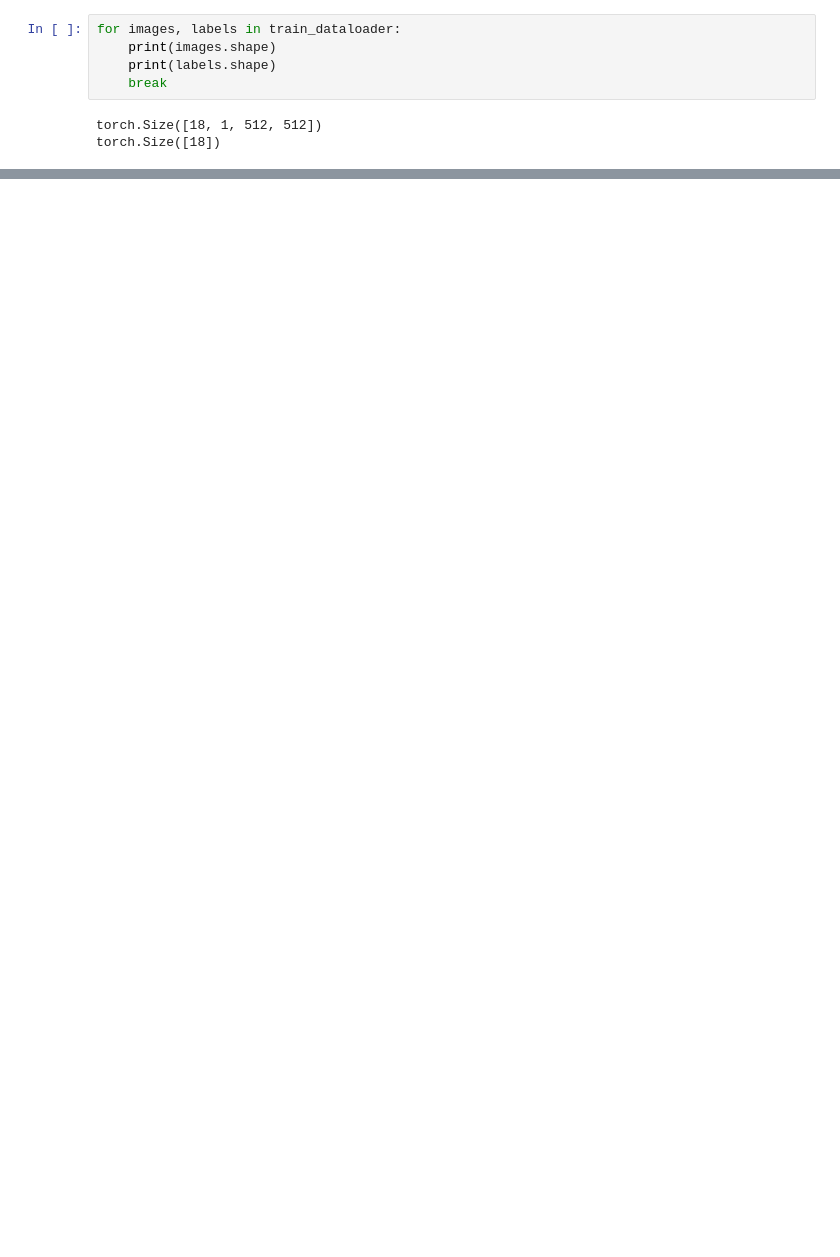
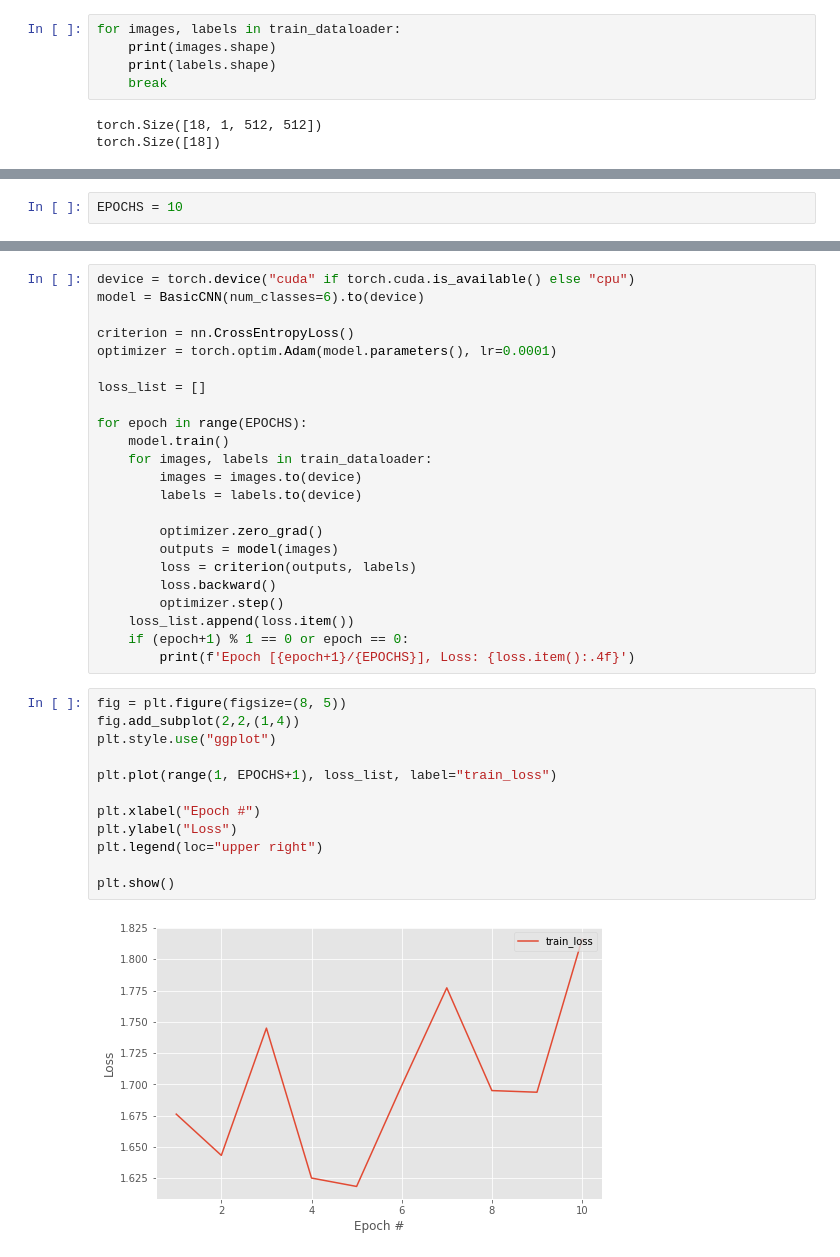
Before and after one commit to How-Wang/Defect-Classifications-of-AOI, a Jupyter notebook: final.ipynb, the cells around one changed output, grey strips where cells are left out. Saved outputs shown, nothing was run; the diff lists cells and outputs as text; blank space fills up the shorter version.

Commit message:
Add 4 models and results

```diff
--- a/final.ipynb
+++ b/final.ipynb
@@ -58,0 +67,2 @@ torch.Size([18])
+# %%
+EPOCHS = 10
@@ -58,0 +208,37 @@ torch.Size([18])
+# %%
+device = torch.device("cuda" if torch.cuda.is_available() else "cpu")
+model = BasicCNN(num_classes=6).to(device)
+
+criterion = nn.CrossEntropyLoss()
+optimizer = torch.optim.Adam(model.parameters(), lr=0.0001)
+
+loss_list = []
+
+for epoch in range(EPOCHS):
+    model.train()
+    for images, labels in train_dataloader:
+        images = images.to(device)
+        labels = labels.to(device)
+
+        optimizer.zero_grad()
+        outputs = model(images)
+        loss = criterion(outputs, labels)
+        loss.backward()
+        optimizer.step()
+    loss_list.append(loss.item())
+    if (epoch+1) % 1 == 0 or epoch == 0:
+        print(f'Epoch [{epoch+1}/{EPOCHS}], Loss: {loss.item():.4f}')
+# %%
+fig = plt.figure(figsize=(8, 5))
+fig.add_subplot(2,2,(1,4))
+plt.style.use("ggplot")
+
+plt.plot(range(1, EPOCHS+1), loss_list, label="train_loss")
+
+plt.xlabel("Epoch #")
+plt.ylabel("Loss")
+plt.legend(loc="upper right")
+
+plt.show()
+# %% [output]
+[figure, added]
```
Also changed, not shown: parts of 29 cells of this notebook, 7 other files.
